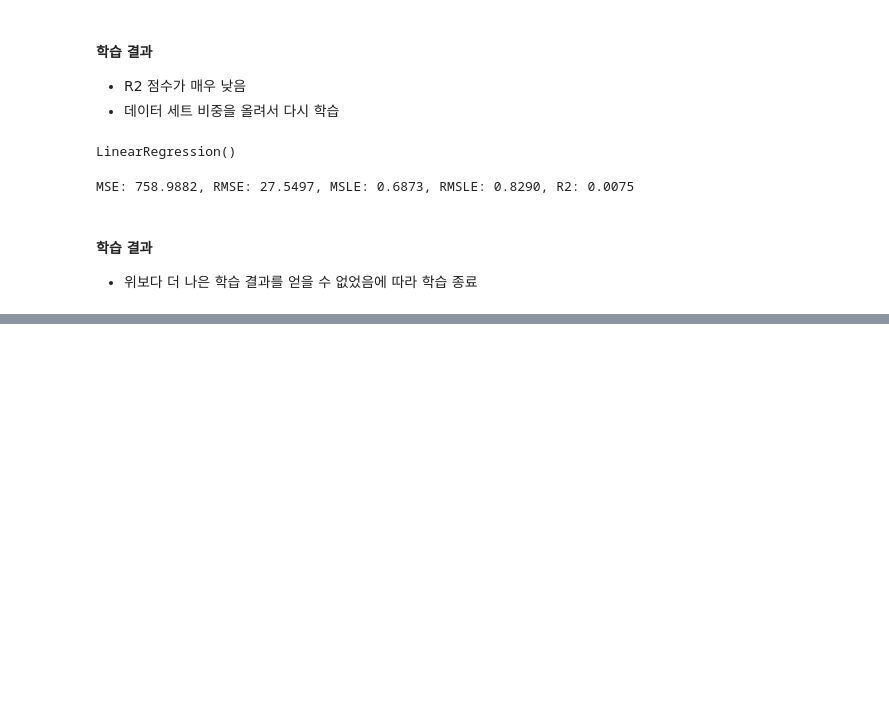
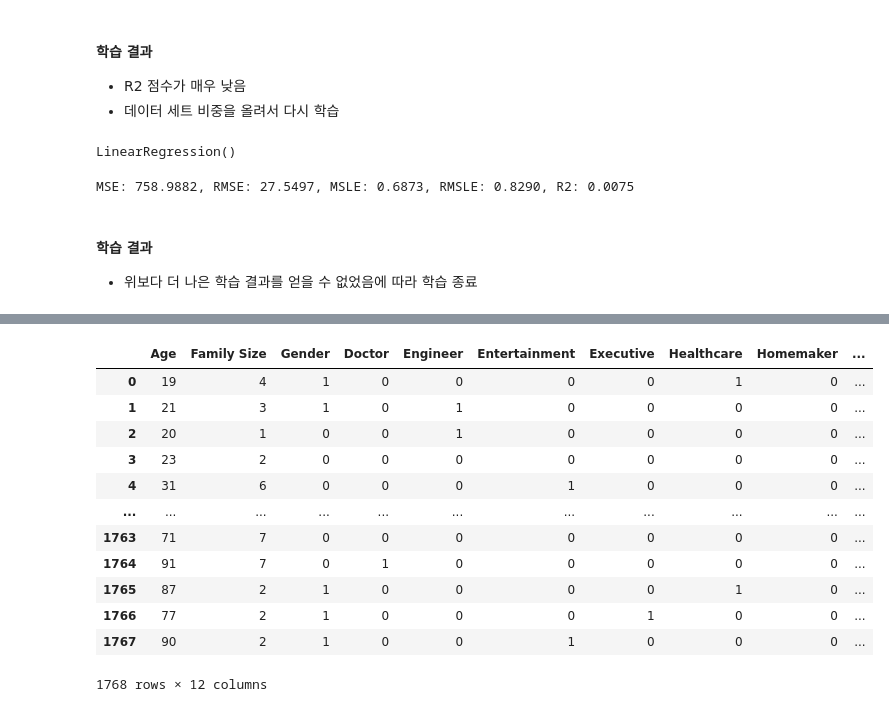
Before and after one commit to NoviceKim/machine-learning, a Jupyter notebook: c_regression/d_OLS_task01.ipynb, the cells around one changed output, grey strips where cells are left out. Drawn from its saved outputs; the diff is of its cells as text; code cells hidden in the pictures; blank space fills up the shorter version.

```diff
--- a/c_regression/d_OLS_task01.ipynb
+++ b/c_regression/d_OLS_task01.ipynb
@@ -1191,0 +1236,3 @@ MSE: 758.9882, RMSE: 27.5497, MSLE: 0.6873, RMSLE: 0.8290, R2: 0.0075
+# %%
+pre_c_df = pre_c_df.drop(labels=['Spending Score (1-100)'], axis=1)
+pre_c_df
@@ -1191,0 +1280,17 @@ MSE: 758.9882, RMSE: 27.5497, MSLE: 0.6873, RMSLE: 0.8290, R2: 0.0075
+# %%
+pre_c_df = pre_c_df.drop(labels=['Work Experience'], axis=1)
+pre_c_df
+# %% [output]
+|  | Age | Family Size | Gender | Doctor | Engineer | Entertainment | Executive | Healthcare | Homemaker | ... |
+| 0 | 19 | 4 | 1 | 0 | 0 | 0 | 0 | 1 | 0 | ... |
+| 1 | 21 | 3 | 1 | 0 | 1 | 0 | 0 | 0 | 0 | ... |
+| 2 | 20 | 1 | 0 | 0 | 1 | 0 | 0 | 0 | 0 | ... |
+| 3 | 23 | 2 | 0 | 0 | 0 | 0 | 0 | 0 | 0 | ... |
+| 4 | 31 | 6 | 0 | 0 | 0 | 1 | 0 | 0 | 0 | ... |
+| ... | ... | ... | ... | ... | ... | ... | ... | ... | ... | ... |
+| 1763 | 71 | 7 | 0 | 0 | 0 | 0 | 0 | 0 | 0 | ... |
+| 1764 | 91 | 7 | 0 | 1 | 0 | 0 | 0 | 0 | 0 | ... |
+| 1765 | 87 | 2 | 1 | 0 | 0 | 0 | 0 | 1 | 0 | ... |
+| 1766 | 77 | 2 | 1 | 0 | 0 | 0 | 1 | 0 | 0 | ... |
+| 1767 | 90 | 2 | 1 | 0 | 0 | 1 | 0 | 0 | 0 | ... |
+1768 rows × 12 columns
```
Also changed, not shown: parts of 11 cells of this notebook, 11 other files.
